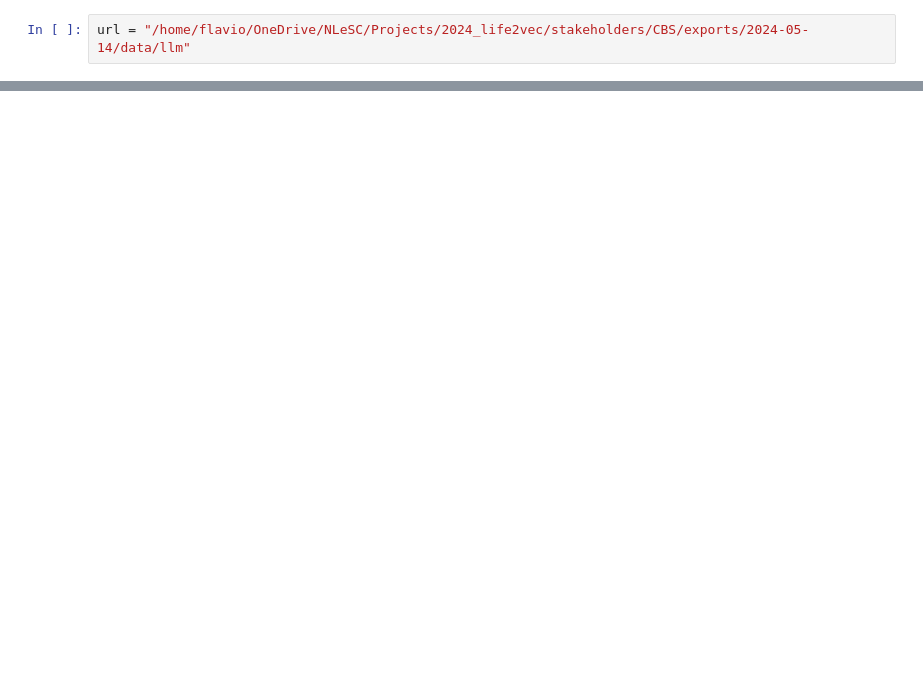
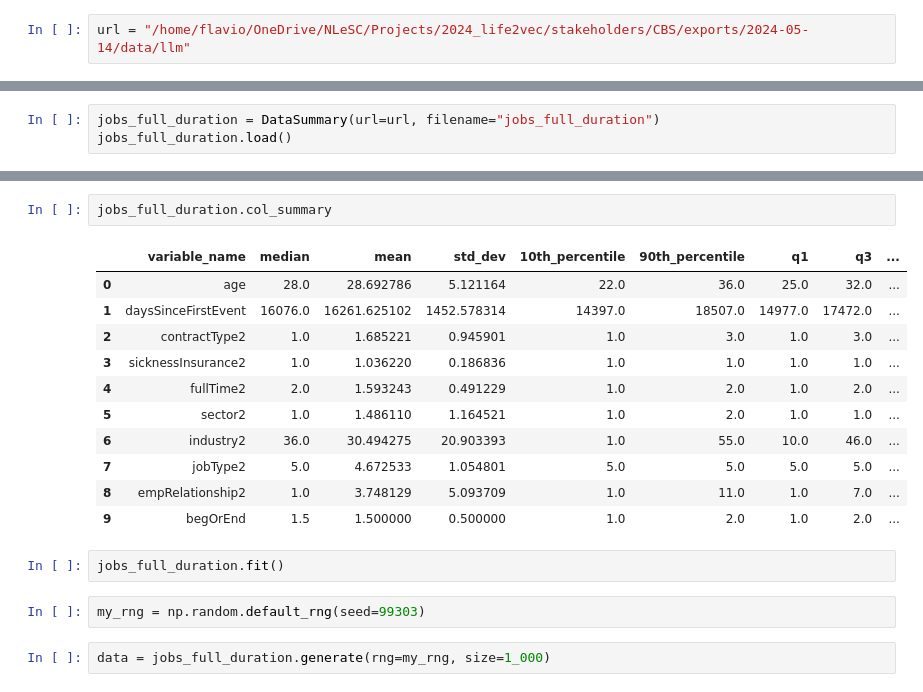
Before and after one commit to tanzir5/life-sequencing-dutch, a Jupyter notebook: code/others/synthetic_data_generation/generate_fake_llm.ipynb, the cells around one changed output, grey strips where cells are left out. Drawn from its saved outputs; the diff is of its cells as text; blank space fills up the shorter version.

```diff
--- a/code/others/synthetic_data_generation/generate_fake_llm.ipynb
+++ b/code/others/synthetic_data_generation/generate_fake_llm.ipynb
@@ -14,0 +221,3 @@ for f in files:
+# %%
+jobs_full_duration = DataSummary(url=url, filename="jobs_full_duration")
+jobs_full_duration.load()
@@ -14,0 +243,20 @@ for f in files:
+# %%
+jobs_full_duration.col_summary
+# %% [output]
+|  | variable_name | median | mean | std_dev | 10th_percentile | 90th_percentile | q1 | q3 | ... |
+| 0 | age | 28.0 | 28.692786 | 5.121164 | 22.0 | 36.0 | 25.0 | 32.0 | ... |
+| 1 | daysSinceFirstEvent | 16076.0 | 16261.625102 | 1452.578314 | 14397.0 | 18507.0 | 14977.0 | 17472.0 | ... |
+| 2 | contractType2 | 1.0 | 1.685221 | 0.945901 | 1.0 | 3.0 | 1.0 | 3.0 | ... |
+| 3 | sicknessInsurance2 | 1.0 | 1.036220 | 0.186836 | 1.0 | 1.0 | 1.0 | 1.0 | ... |
+| 4 | fullTime2 | 2.0 | 1.593243 | 0.491229 | 1.0 | 2.0 | 1.0 | 2.0 | ... |
+| 5 | sector2 | 1.0 | 1.486110 | 1.164521 | 1.0 | 2.0 | 1.0 | 1.0 | ... |
+| 6 | industry2 | 36.0 | 30.494275 | 20.903393 | 1.0 | 55.0 | 10.0 | 46.0 | ... |
+| 7 | jobType2 | 5.0 | 4.672533 | 1.054801 | 5.0 | 5.0 | 5.0 | 5.0 | ... |
+| 8 | empRelationship2 | 1.0 | 3.748129 | 5.093709 | 1.0 | 11.0 | 1.0 | 7.0 | ... |
+| 9 | begOrEnd | 1.5 | 1.500000 | 0.500000 | 1.0 | 2.0 | 1.0 | 2.0 | ... |
+# %%
+jobs_full_duration.fit()
+# %%
+my_rng = np.random.default_rng(seed=99303)
+# %%
+data = jobs_full_duration.generate(rng=my_rng, size=1_000)
```
Also changed, not shown: parts of 23 cells of this notebook.
